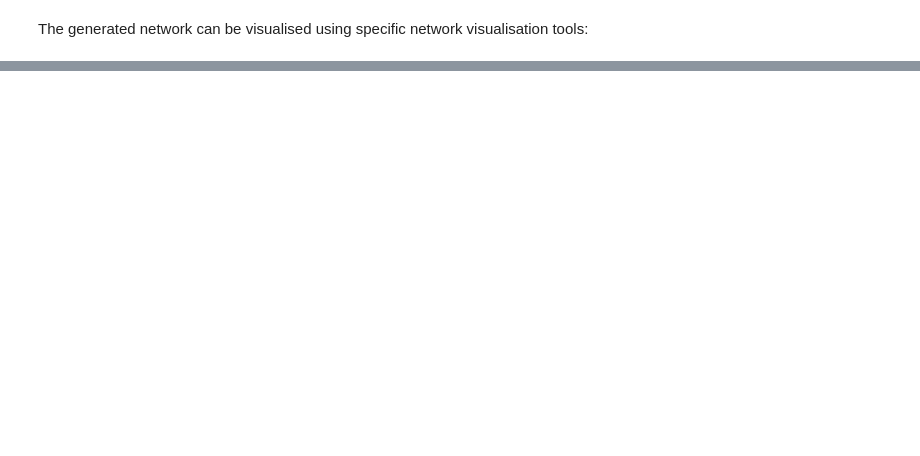
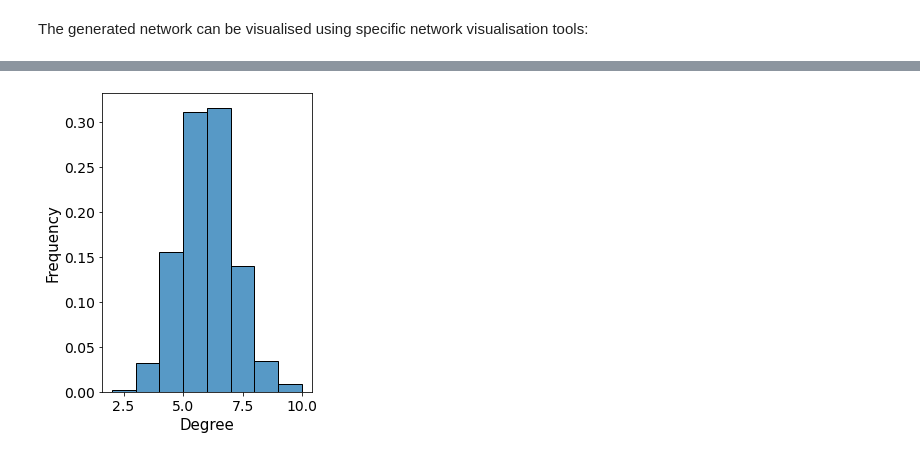
Before and after one commit to BaroudLab/Griottes, a Jupyter notebook: example_notebooks/Figure_4.ipynb, the cells around one changed output, grey strips where cells are left out. Cells and saved outputs as stored; diff of their text form; code cells hidden in the pictures; blank space fills up the shorter version.

```diff
--- a/example_notebooks/Figure_4.ipynb
+++ b/example_notebooks/Figure_4.ipynb
@@ -66,0 +114,29 @@ no weights
+# %%
+degree_frame = pandas.DataFrame()
+i = 0
+
+for a, d in G_delaunay.nodes(data=True):
+
+    degree_frame.loc[i, 'degree'] = G_delaunay.degree[a]
+    degree_frame.loc[i, 'cell_properties'] = d['cell_properties']
+    i += 1
+
+import seaborn as sns
+
+fig, ax = plt.subplots(1,1,figsize = (4,5), sharex = True, sharey = True)
+ax.tick_params(axis='both', which='major', labelsize=14)
+ax.tick_params(axis='both', which='minor', labelsize=14)
+
+ax = sns.histplot(data = degree_frame[degree_frame.degree > 0],
+             x = 'degree',
+             binwidth = 1,
+             ax = ax,
+             kde=False,
+             stat = 'density')
+
+ax.set_ylabel('Frequency', fontsize = 15)
+ax.set_xlabel('Degree', fontsize = 15)
+
+plt.tight_layout()
+# %% [output]
+[figure, added]
```
Also changed, not shown: parts of 15 cells of this notebook, 3 other files.
